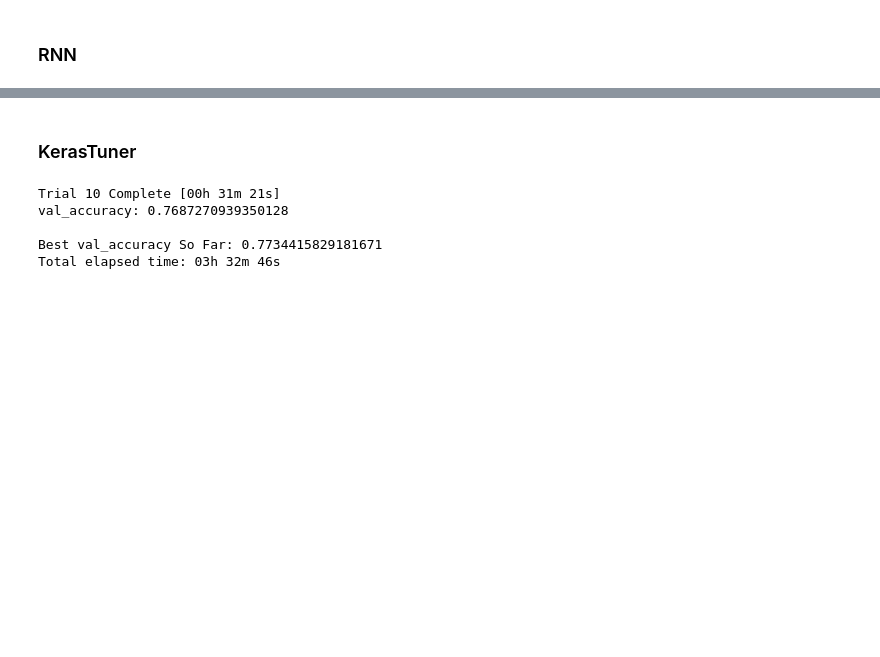
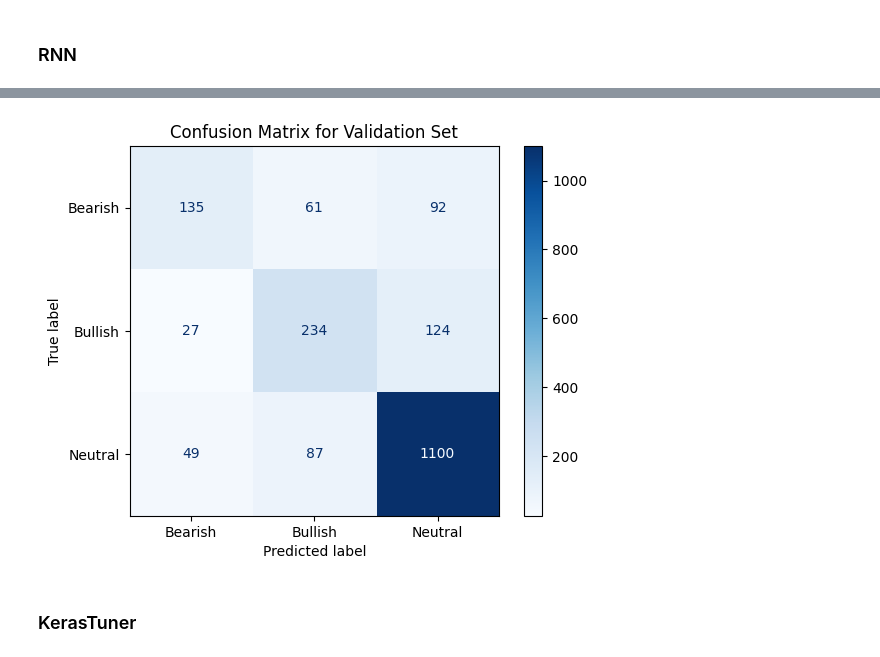
Before and after one commit to Port0goose/Text_Mining, a Jupyter notebook: Stock_Sentiment_Project.ipynb, the cells around one changed output, grey strips where cells are left out. Cells and saved outputs as stored; diff of their text form; code cells hidden in the pictures; blank space fills up the shorter version.

```diff
--- a/Stock_Sentiment_Project.ipynb
+++ b/Stock_Sentiment_Project.ipynb
@@ -674,0 +649,25 @@ plt.show()
+# %%
+# Recurrent Neural Network
+
+model2 = Sequential([
+    Embedding(input_dim=vocab_size,
+              output_dim=embedding_dim,
+              weights=[embedding_matrix],
+              input_length=max_seq_length,
+              trainable=True),
+    Bidirectional(GRU(64, return_sequences=True, dropout=0.3, recurrent_dropout=0.3)),
+    Bidirectional(GRU(32)),
+    Dense(64, activation='relu'),
+    Dropout(0.5),
+    Dense(3, activation='softmax')
+])
+
+model2.compile(loss='sparse_categorical_crossentropy', optimizer='adam', metrics=['accuracy'])
+# %%
+# Early stopping callback
+
+early_stopping = EarlyStopping(monitor='val_accuracy', patience=2, restore_best_weights=True)
+
+history2 = model2.fit(X_train_pad, y_train, epochs=10, batch_size=32, verbose=1, callbacks=[early_stopping], validation_data=(X_val_pad, y_val))
+
+valid_preds_glove_GRU = model2.predict(X_val_pad)
@@ -675,3 +701,12 @@ plt.show()
+# %%
+# heatmap of confusion matrix for validation set
+cm = confusion_matrix(y_val, np.argmax(valid_preds_glove_GRU, axis=1))
+disp = ConfusionMatrixDisplay(confusion_matrix=cm, display_labels=label_map.values())
+disp.plot(cmap=plt.cm.Blues)
+plt.title("Confusion Matrix for Validation Set")
+plt.show()
+# %% [output]
+[figure, added]
 # %% [markdown]
 ### KerasTuner
 # %%
@@ -717,15 +752,9 @@ tuner = RandomSearch(
     project_name='stock_sentiment_rnn'
 )
 # %%
-tuner.search(X_train_pad, y,
+tuner.search(X_train_pad, y_train,
              epochs=5,
-             validation_data=(X_val_pad, y_valid))
+             validation_data=(X_val_pad, y_val))
-# %% [output]
-Trial 10 Complete [00h 31m 21s]
-val_accuracy: 0.7687270939350128
-
-Best val_accuracy So Far: 0.7734415829181671
-Total elapsed time: 03h 32m 46s
 # %%
 best_model = tuner.get_best_models(num_models=1)[0]
 best_model.summary()
```
Also changed, not shown: parts of 55 cells of this notebook.
